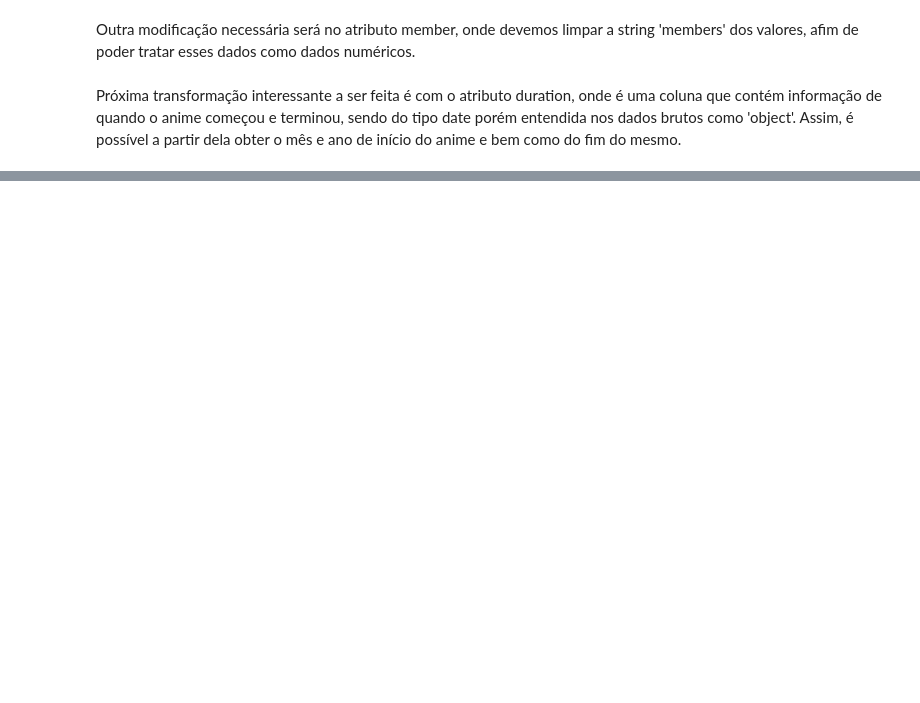
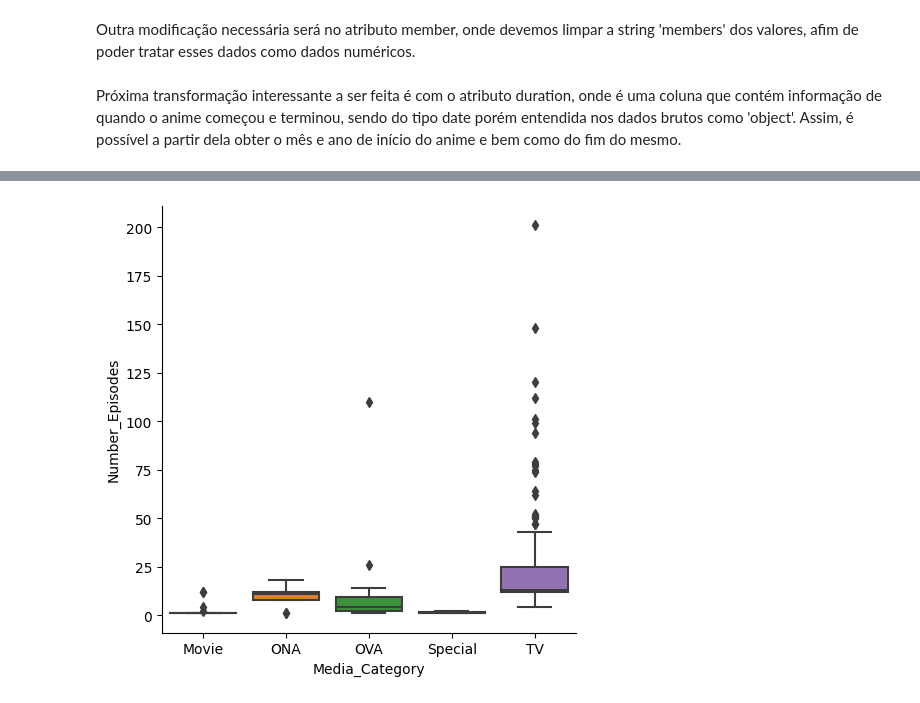
Before and after one commit to Vinicius-S-Grilo/Portfolio, a Jupyter notebook: MVP_Sprint_I.ipynb, the cells around one changed output, grey strips where cells are left out. Cells and saved outputs as stored; diff of their text form; code cells hidden in the pictures; blank space fills up the shorter version.

```diff
--- a/MVP_Sprint_I.ipynb
+++ b/MVP_Sprint_I.ipynb
@@ -411,0 +526,6 @@ anime_dataset['Anime_name']=anime_dataset['Anime_name'].astype('string')
+# %%
+#Comparando o número de episódios por categoria de anime
+sns.catplot(data=alt_anime_dataset[alt_anime_dataset['Number_Episodes']<400], x="Media_Category", y="Number_Episodes", kind="box")
+plt.show()
+# %% [output]
+[figure, added]
```
Also changed, not shown: parts of 33 cells of this notebook.
